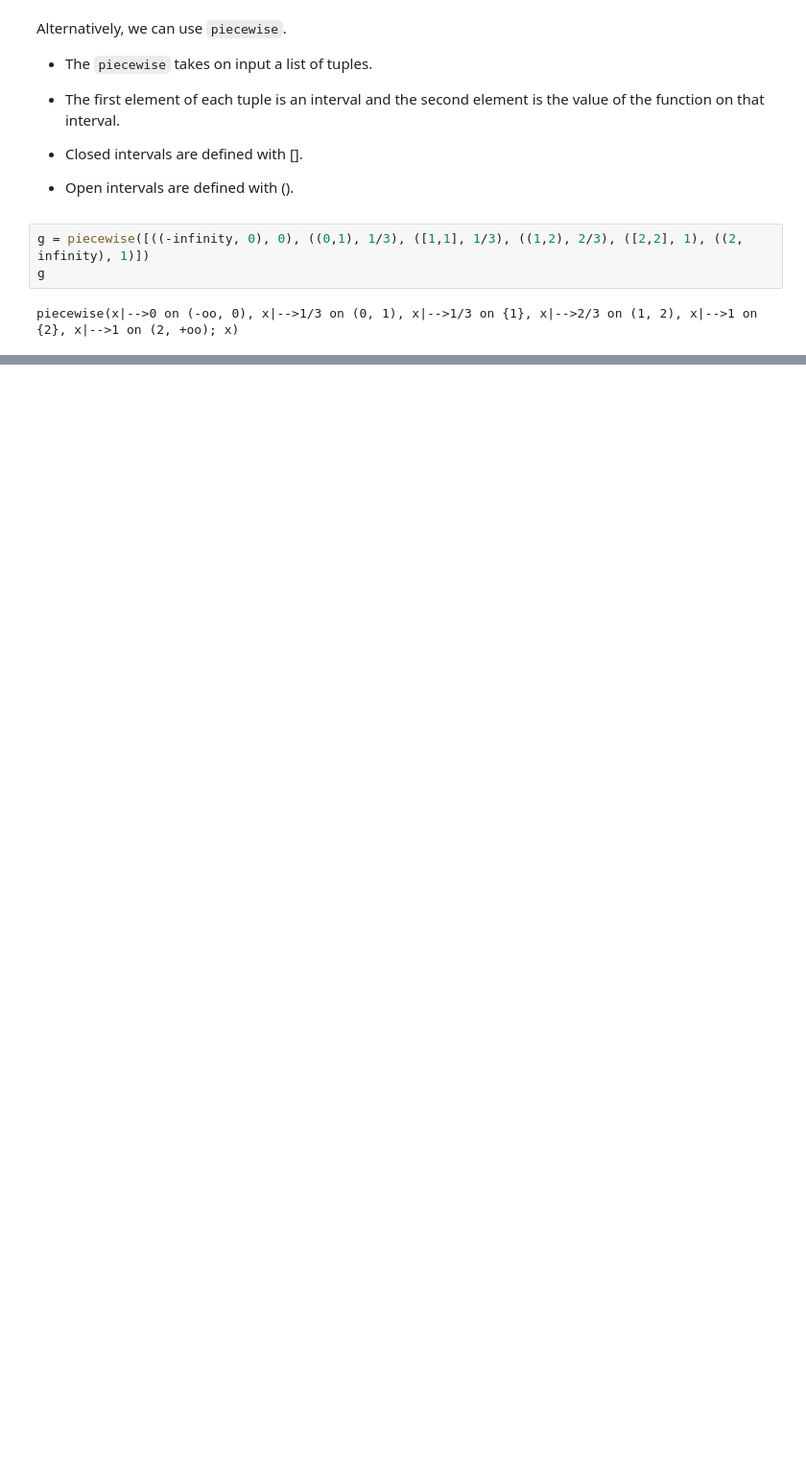
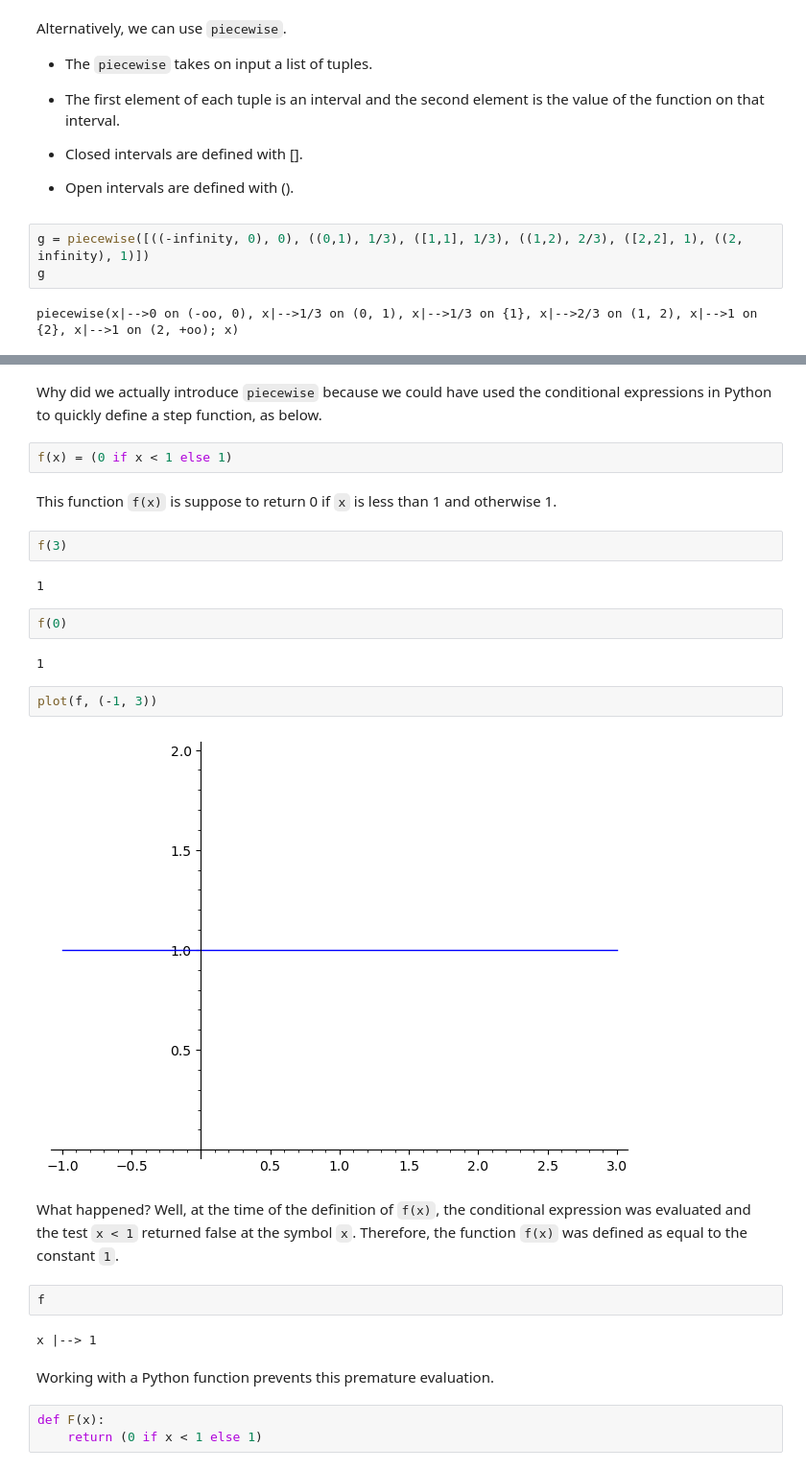
Before and after one commit to janverschelde/janverschelde.github.io, a Jupyter notebook: mcs320/mcs320lec18.ipynb, the cells around one changed output, grey strips where cells are left out. Shown at 96% size. Drawn from its saved outputs; the diff is of its cells as text; blank space fills up the shorter version.

Commit message:
added section on premature evaluation

```diff
--- a/mcs320/mcs320lec18.ipynb
+++ b/mcs320/mcs320lec18.ipynb
@@ -190,0 +193,29 @@ plot(g(x), (x, -1, 3), aspect_ratio=1)
+# %% [markdown]
+Why did we actually introduce ``piecewise`` because we could have used the conditional expressions in Python to quickly define a step function, as below.
+# %%
+f(x) = (0 if x < 1 else 1)
+# %% [markdown]
+This function ``f(x)`` is suppose to return 0 if ``x`` is less than 1 and otherwise 1.
+# %%
+f(3)
+# %% [output]
+1
+# %%
+f(0)
+# %% [output]
+1
+# %%
+plot(f, (-1, 3))
+# %% [output]
+[figure, added]
+# %% [markdown]
+What happened?  Well, at the time of the definition of ``f(x)``, the conditional expression was evaluated and the test ``x < 1`` returned false at the symbol ``x``.  Therefore, the function ``f(x)`` was defined as equal to the constant ``1``.
+# %%
+f
+# %% [output]
+x |--> 1
+# %% [markdown]
+Working with a Python function prevents this premature evaluation.
+# %%
+def F(x):
+    return (0 if x < 1 else 1)
```
Also changed, not shown: parts of 10 cells of this notebook.
